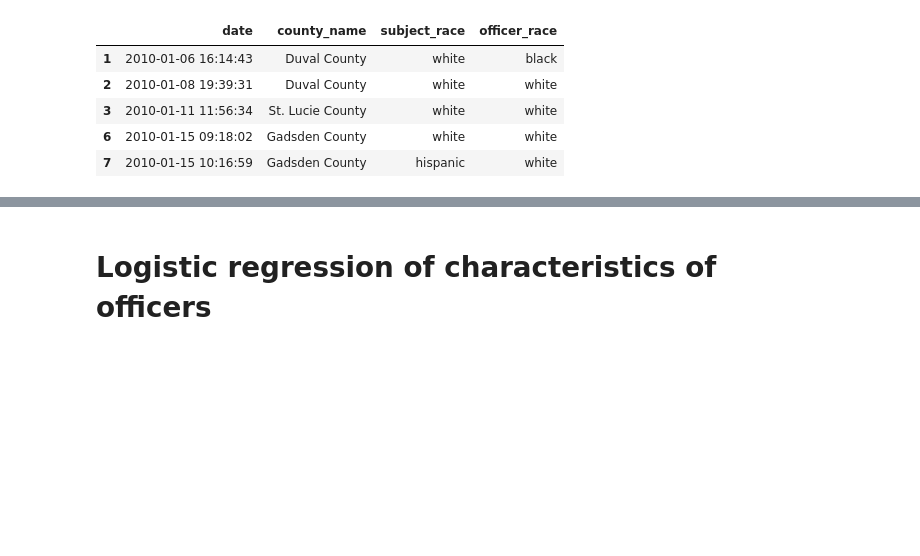
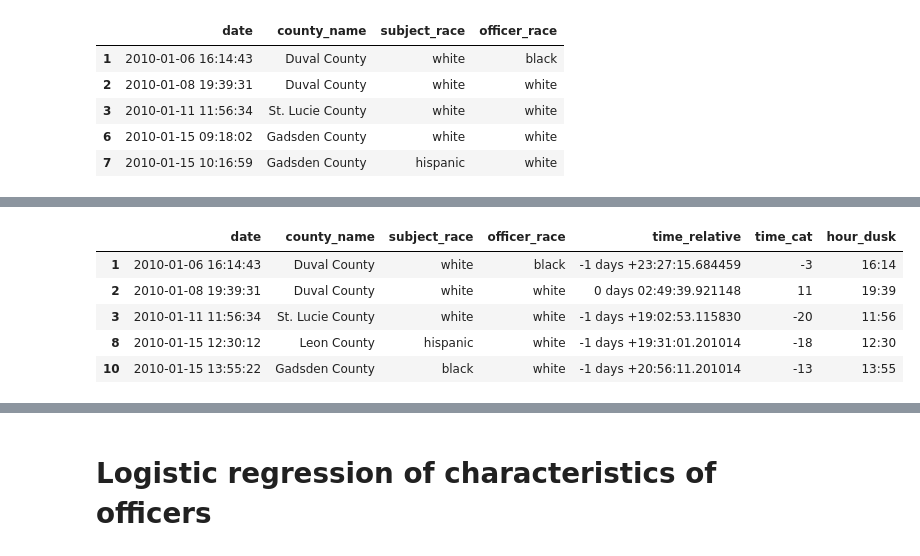
Before and after one commit to epfl-ada/ada-2020-project-milestone-p3-p3_vsl, a Jupyter notebook: notebook.ipynb, the cells around one changed output, grey strips where cells are left out. Drawn from its saved outputs; the diff is of its cells as text; code cells hidden in the pictures; blank space fills up the shorter version.

```diff
--- a/notebook.ipynb
+++ b/notebook.ipynb
@@ -647,5 +643,23 @@ df_veil_cleaned.head()
 # %%
 # select the county
-df_to_group = copy(df_veil_cleaned)
+df_for_vod = copy(df_veil_cleaned)
+
+# start_h = datetime.time(19,0,0)
+# start_h = datetime.time(19,0,0)
+
+# df_for_vod['hour_dusk'] = df_for_vod['date'].progress_apply(lambda x : x.strftime('%H:%M'))
+
+# df_for_vod['chosen_dusk'] = df_for_vod['hour_dusk'].progress_apply(lambda x: )
+
+# df_for_vod = df_for_vod[df_for_vod['hour_dusk']]
+df_for_vod.head()
+
 # df_vod = df_vod[df_vod['county_name'].isin([])]
 # df_vod = df_vod[df_vod['officer_race'] == 'race']
+# %% [output]
+|  | date | county_name | subject_race | officer_race | time_relative | time_cat | hour_dusk |
+| 1 | 2010-01-06 16:14:43 | Duval County | white | black | -1 days +23:27:15.684459 | -3 | 16:14 |
+| 2 | 2010-01-08 19:39:31 | Duval County | white | white | 0 days 02:49:39.921148 | 11 | 19:39 |
+| 3 | 2010-01-11 11:56:34 | St. Lucie County | white | white | -1 days +19:02:53.115830 | -20 | 11:56 |
+| 8 | 2010-01-15 12:30:12 | Leon County | hispanic | white | -1 days +19:31:01.201014 | -18 | 12:30 |
+| 10 | 2010-01-15 13:55:22 | Gadsden County | black | white | -1 days +20:56:11.201014 | -13 | 13:55 |
```
Also changed, not shown: parts of 8 cells of this notebook.
